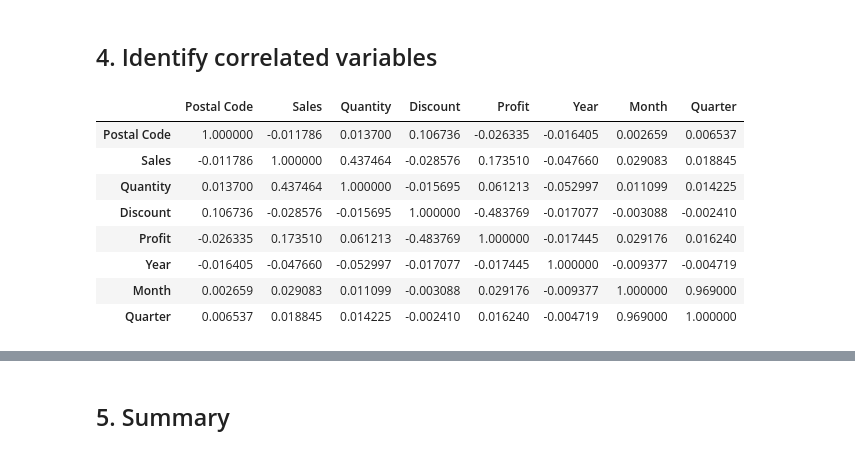
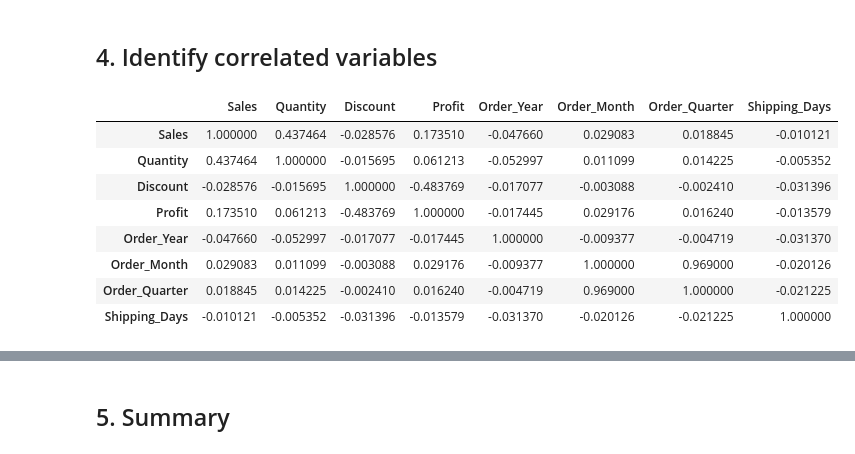
Before and after one commit to Ivy219/2026-Phase-2-Data-Science-IvyTANG, a Jupyter notebook: Part1/part1-submission.ipynb, the cells around one changed output, grey strips where cells are left out. Drawn from its saved outputs; the diff is of its cells as text; code cells hidden in the pictures.

```diff
--- a/Part1/part1-submission.ipynb
+++ b/Part1/part1-submission.ipynb
@@ -297,6 +378,6 @@ Name: count, dtype: int64
 # %%
 # Add month/quarter columns for potential seasonality analysis
-xsales_data_scaled['Month'] = xsales_data_scaled['Order Date'].dt.month
-xsales_data_scaled['Quarter'] = xsales_data_scaled['Order Date'].dt.quarter
-xsales_data_scaled.head()
+xsales_scaled_encoded['Order_Month'] = xsales_scaled_encoded['Order Date'].dt.month
+xsales_scaled_encoded['Order_Quarter'] = xsales_scaled_encoded['Order Date'].dt.quarter
+xsales_scaled_encoded.head()
 # %% [output]
@@ -309,0 +391,6 @@ xsales_data_scaled.head()
+# %%
+# Add shipping duration column for potential analysis of shipping time impact
+# on sales/profit
+xsales_scaled_encoded['Shipping_Days'] = (xsales_scaled_encoded['Ship Date']
+                                              - xsales_scaled_encoded['Order Date']).dt.days
+xsales_scaled_encoded.head()
@@ -312,8 +407,7 @@ xsales_data_scaled.head()
 # %%
-# Remove identifier columns that do not provide predictive information.
-# These columns uniquely identify records and may lead to overfitting
-# if included in machine learning models. Postal Code is kept as it may provide
-# some predictive information about the location of the customer.
+# Remove identifier columns and categorical variables that do not provide predictive
+# information. Identifier columns uniquely identify records and may lead to overfitting
+# if included in machine learning models.
 id_columns = [
     'Row ID',
     'Order ID',
@@ -321,6 +415,17 @@ id_columns = [
     'Customer Name',
     'Product ID'
 ]
-xsales_data_model = xsales_data_scaled.drop(columns=id_columns)
-xsales_data_model.head()
+
+categorical_cols_to_remove = [
+    'Order Date',
+    'Ship Date',
+    'Postal Code',
+    'Country',
+    'City',
+    'State',
+    'Category',
+    'Product Name'
+]
+xsales_model_data = xsales_scaled_encoded.drop(columns=id_columns + categorical_cols_to_remove)
+xsales_model_data.head()
 # %% [output]
@@ -460,22 +671,22 @@ plt.show()
 # %% [markdown]
 ## 4. Identify correlated variables
 # %%
-# Identify correlated features in xsales_data_model dataset using a correlation matrix
+# Identify correlated features in xsales_model_data dataset using a correlation matrix
 # Drop non-numeric columns for correlation analysis
-numeric_columns = xsales_data_model.select_dtypes(include=[np.number]).columns
-xsales_data_model_numeric = xsales_data_model[numeric_columns]
-correlation_matrix = xsales_data_model_numeric.corr()
+numeric_columns = xsales_model_data.select_dtypes(include=[np.number]).columns
+xsales_model_data_numeric = xsales_model_data[numeric_columns]
+correlation_matrix = xsales_model_data_numeric.corr()
 correlation_matrix
 # %% [output]
-|  | Postal Code | Sales | Quantity | Discount | Profit | Year | Month | Quarter |
-| Postal Code | 1.000000 | -0.011786 | 0.013700 | 0.106736 | -0.026335 | -0.016405 | 0.002659 | 0.006537 |
-| Sales | -0.011786 | 1.000000 | 0.437464 | -0.028576 | 0.173510 | -0.047660 | 0.029083 | 0.018845 |
-| Quantity | 0.013700 | 0.437464 | 1.000000 | -0.015695 | 0.061213 | -0.052997 | 0.011099 | 0.014225 |
-| Discount | 0.106736 | -0.028576 | -0.015695 | 1.000000 | -0.483769 | -0.017077 | -0.003088 | -0.002410 |
-| Profit | -0.026335 | 0.173510 | 0.061213 | -0.483769 | 1.000000 | -0.017445 | 0.029176 | 0.016240 |
-| Year | -0.016405 | -0.047660 | -0.052997 | -0.017077 | -0.017445 | 1.000000 | -0.009377 | -0.004719 |
-| Month | 0.002659 | 0.029083 | 0.011099 | -0.003088 | 0.029176 | -0.009377 | 1.000000 | 0.969000 |
-| Quarter | 0.006537 | 0.018845 | 0.014225 | -0.002410 | 0.016240 | -0.004719 | 0.969000 | 1.000000 |
+|  | Sales | Quantity | Discount | Profit | Order_Year | Order_Month | Order_Quarter | Shipping_Days |
+| Sales | 1.000000 | 0.437464 | -0.028576 | 0.173510 | -0.047660 | 0.029083 | 0.018845 | -0.010121 |
+| Quantity | 0.437464 | 1.000000 | -0.015695 | 0.061213 | -0.052997 | 0.011099 | 0.014225 | -0.005352 |
+| Discount | -0.028576 | -0.015695 | 1.000000 | -0.483769 | -0.017077 | -0.003088 | -0.002410 | -0.031396 |
+| Profit | 0.173510 | 0.061213 | -0.483769 | 1.000000 | -0.017445 | 0.029176 | 0.016240 | -0.013579 |
+| Order_Year | -0.047660 | -0.052997 | -0.017077 | -0.017445 | 1.000000 | -0.009377 | -0.004719 | -0.031370 |
+| Order_Month | 0.029083 | 0.011099 | -0.003088 | 0.029176 | -0.009377 | 1.000000 | 0.969000 | -0.020126 |
+| Order_Quarter | 0.018845 | 0.014225 | -0.002410 | 0.016240 | -0.004719 | 0.969000 | 1.000000 | -0.021225 |
+| Shipping_Days | -0.010121 | -0.005352 | -0.031396 | -0.013579 | -0.031370 | -0.020126 | -0.021225 | 1.000000 |
 # %%
 # Visualize the correlation matrix using a heatmap
 plt.figure(figsize=(12, 8))
```
Also changed, not shown: parts of 41 cells of this notebook.
